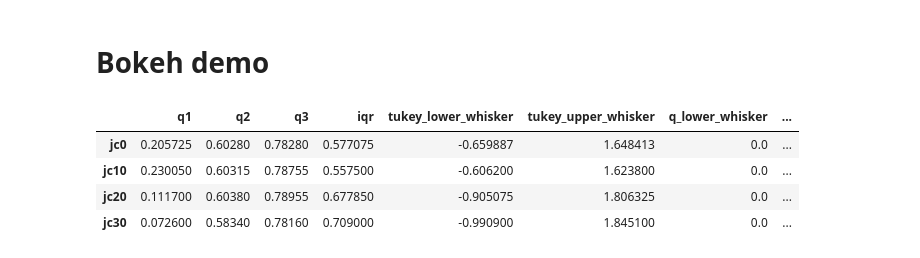
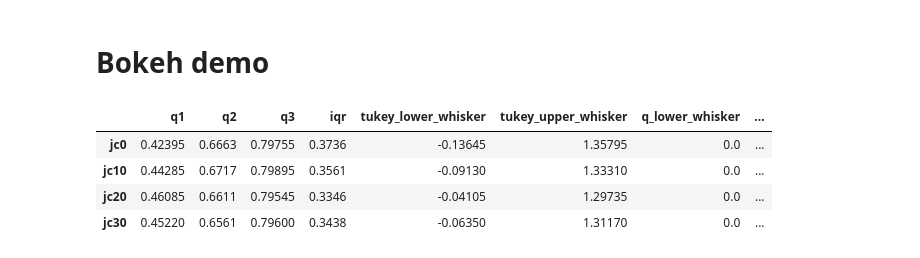
Before and after one commit to l5d1l5/tropicly, a Jupyter notebook: 5 Analysis.ipynb, the cells around one changed output. Drawn from its saved outputs; the diff is of its cells as text; code cells hidden in the pictures.

Commit message:
Boxplot

```diff
--- a/5 Analysis.ipynb
+++ b/5 Analysis.ipynb
@@ -68,24 +69,24 @@ america.describe()
 # %% [markdown]
 # Bokeh demo
 # %%
-data = data
+data = america
 # %%
 boxplot = data.quantile(q=(0.25, 0.5, 0.75)).T
 boxplot.columns = ['q1', 'q2', 'q3']
 boxplot['iqr'] = boxplot.q3 - boxplot.q1
 boxplot['tukey_lower_whisker'] = boxplot.q1 - 1.5 * boxplot.iqr
 boxplot['tukey_upper_whisker'] = boxplot.q3 + 1.5 * boxplot.iqr
 boxplot['q_lower_whisker'] = data.quantile(q=0.025)
 boxplot['q_upper_whisker'] = data.quantile(q=0.975)
 boxplot['min_whisker'] = data.min()
 boxplot['max_whisker'] = data.max()
 mean = data.mean()
-boxplot['mean'] = mean
+boxplot['means'] = mean
 
 boxplot
 # %% [output]
 |  | q1 | q2 | q3 | iqr | tukey_lower_whisker | tukey_upper_whisker | q_lower_whisker | ... |
-| jc0 | 0.205725 | 0.60280 | 0.78280 | 0.577075 | -0.659887 | 1.648413 | 0.0 | ... |
-| jc10 | 0.230050 | 0.60315 | 0.78755 | 0.557500 | -0.606200 | 1.623800 | 0.0 | ... |
-| jc20 | 0.111700 | 0.60380 | 0.78955 | 0.677850 | -0.905075 | 1.806325 | 0.0 | ... |
-| jc30 | 0.072600 | 0.58340 | 0.78160 | 0.709000 | -0.990900 | 1.845100 | 0.0 | ... |
+| jc0 | 0.42395 | 0.6663 | 0.79755 | 0.3736 | -0.13645 | 1.35795 | 0.0 | ... |
+| jc10 | 0.44285 | 0.6717 | 0.79895 | 0.3561 | -0.09130 | 1.33310 | 0.0 | ... |
+| jc20 | 0.46085 | 0.6611 | 0.79545 | 0.3346 | -0.04105 | 1.29735 | 0.0 | ... |
+| jc30 | 0.45220 | 0.6561 | 0.79600 | 0.3438 | -0.06350 | 1.31170 | 0.0 | ... |
```
Also changed, not shown: parts of 4 cells of this notebook.
